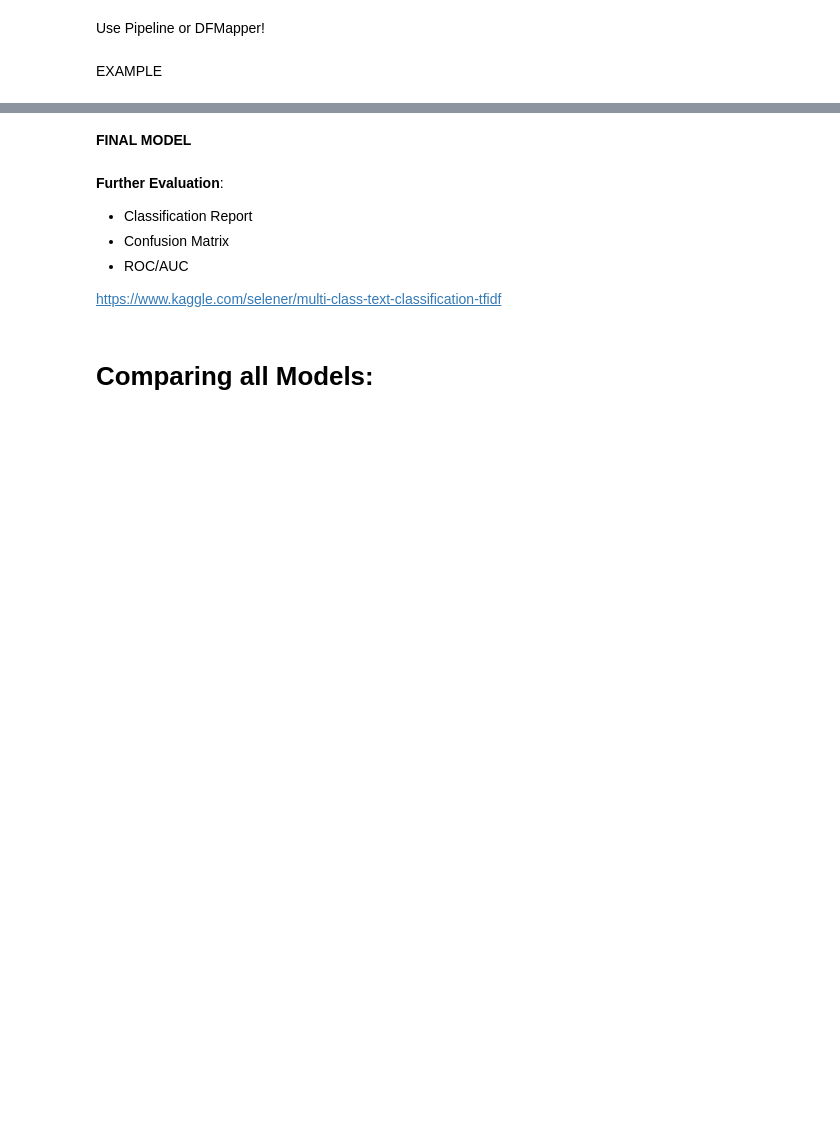
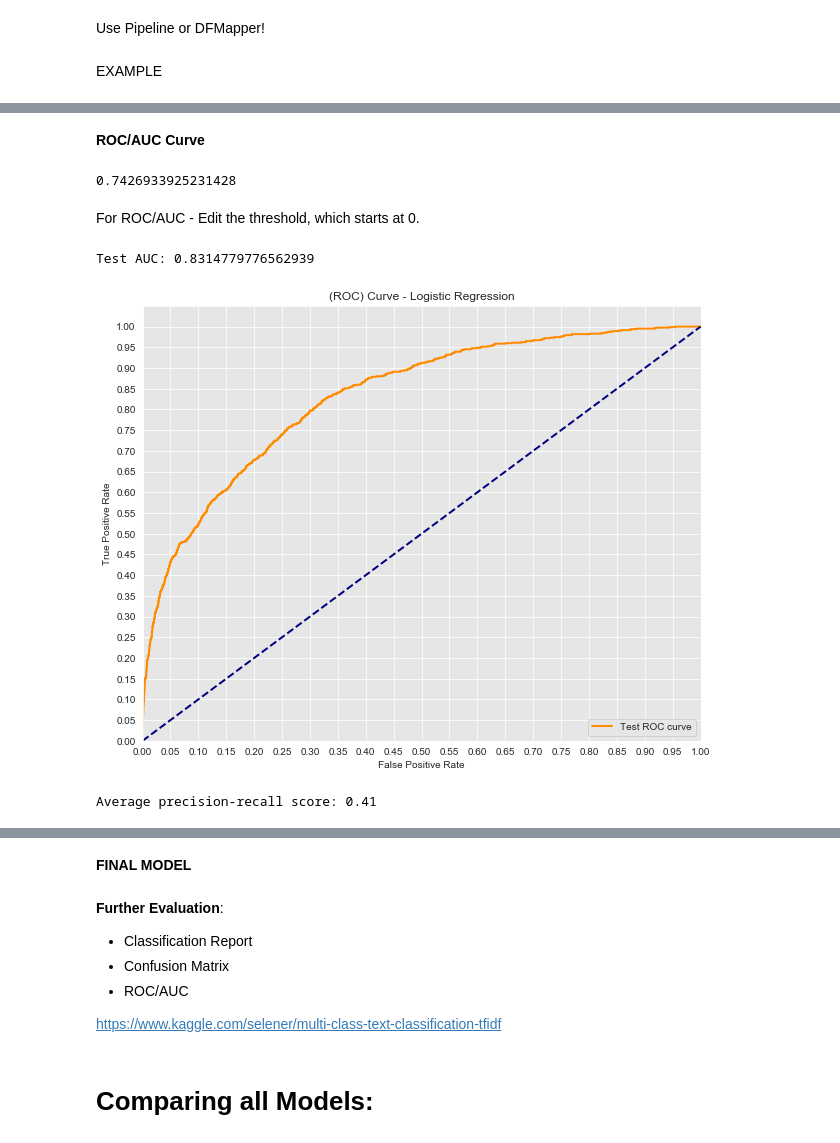
Before and after one commit to mellymillionz/Congressional_Bill_Passage_Analysis, a Jupyter notebook: Model_Testing.ipynb, the cells around one changed output, grey strips where cells are left out. Drawn from its saved outputs; the diff is of its cells as text; code cells hidden in the pictures; blank space fills up the shorter version.

```diff
--- a/Model_Testing.ipynb
+++ b/Model_Testing.ipynb
@@ -474,0 +1011,58 @@ print(confusion_matrix(y_test, rf_y_pred))
+# %% [markdown]
+**ROC/AUC Curve**
+# %%
+#for ROC/AUC Curve
+
+lr_dec = lr_clf.decision_function(X_test)
+# %%
+import numpy as np
+from sklearn.metrics import roc_auc_score
+lr_roc_auc = roc_auc_score(y_test, lr_y_pred)
+lr_roc_auc
+
+#This is a decent ROC Score. Remember lays between .5 and 1
+# %% [output]
+0.7426933925231428
+# %% [markdown]
+For ROC/AUC - Edit the threshold, which starts at 0.
+# %%
+from sklearn.metrics import roc_curve, auc
+import matplotlib.pyplot as plt
+import seaborn as sns
+%matplotlib inline
+
+test_fpr, test_tpr, test_thresholds = roc_curve(y_test, lr_dec)
+
+print('Test AUC: {}'.format(auc(test_fpr, test_tpr)))
+
+# Seaborn's beautiful styling
+sns.set_style('darkgrid', {'axes.facecolor': '0.9'})
+
+plt.figure(figsize=(10, 8))
+lw = 2
+
+plt.plot(test_fpr, test_tpr, color='darkorange',
+         lw=lw, label='Test ROC curve')
+
+plt.plot([0, 1], [0, 1], color='navy', lw=lw, linestyle='--')
+plt.xlim([0.0, 1.0])
+plt.ylim([0.0, 1.05])
+plt.yticks([i/20.0 for i in range(21)])
+plt.xticks([i/20.0 for i in range(21)])
+plt.xlabel('False Positive Rate')
+plt.ylabel('True Positive Rate')
+plt.title('(ROC) Curve - Logistic Regression')
+plt.legend(loc='lower right')
+plt.show()
+# %% [output]
+Test AUC: 0.8314779776562939
+[figure, added]
+# %%
+from sklearn.metrics import average_precision_score
+
+lr_average_precision = average_precision_score(y_test, lr_dec)
+
+print('Average precision-recall score: {0:0.2f}'.format(
+      lr_average_precision))
+# %% [output]
+Average precision-recall score: 0.41
```
Also changed, not shown: parts of 107 cells of this notebook.
